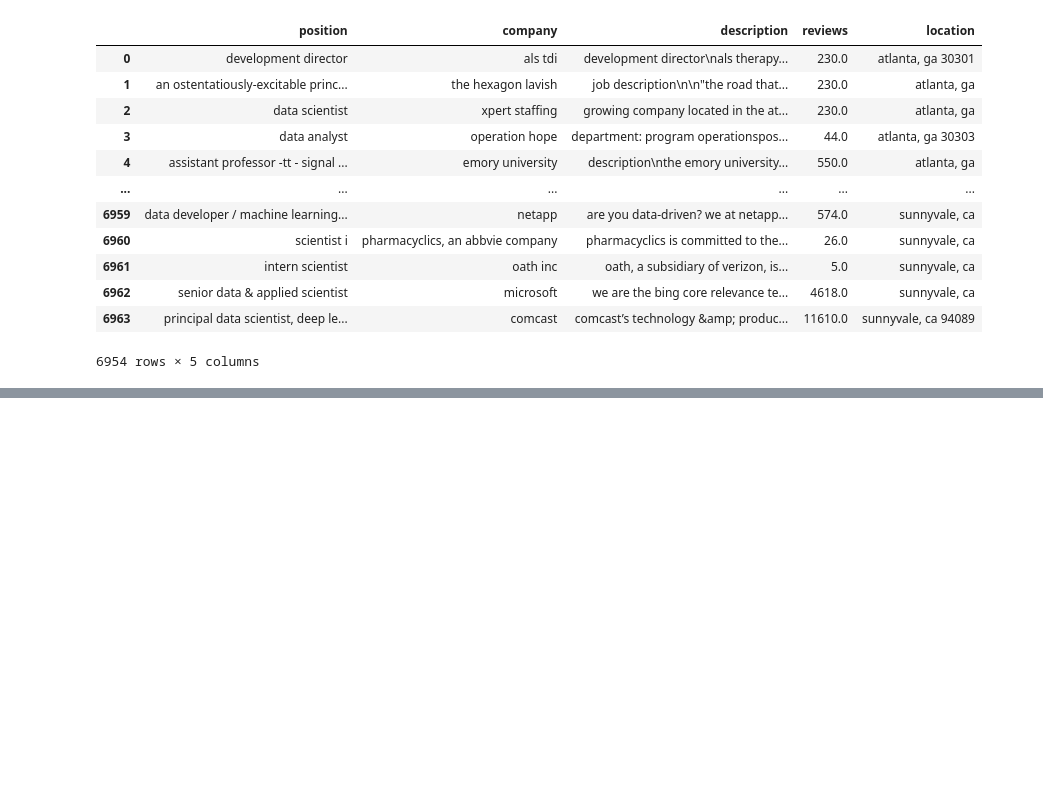
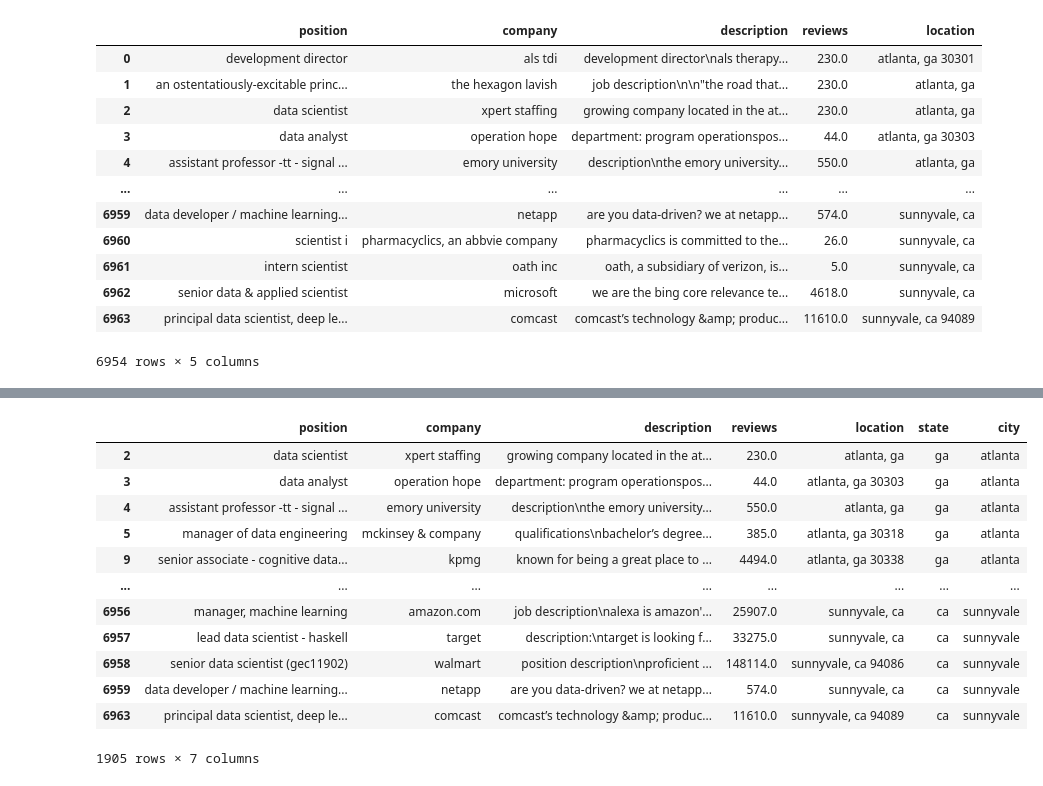
Before and after one commit to SergiGuasch/sergiguasch, a Jupyter notebook: projects/getafix/Getafix.ipynb, the cells around one changed output, grey strips where cells are left out. Saved outputs shown, nothing was run; the diff lists cells and outputs as text; code cells hidden in the pictures; blank space fills up the shorter version.

```diff
--- a/projects/getafix/Getafix.ipynb
+++ b/projects/getafix/Getafix.ipynb
@@ -291,8 +302,7 @@ data
 | 6963 | principal data scientist, deep le... | comcast | comcast’s technology &amp; produc... | 11610.0 | sunnyvale, ca 94089 |
 6954 rows × 5 columns
 # %%
-data[(data['position'].str.contains('analyst')) | (data['position'].str.contains('scientist'))
-       | (data['position'].str.contains('architecture')) | (data['position'].str.contains('sql'))
-         | (data['position'].str.contains('machine learning'))]
-
-# Data Scientist Data Analyst, Data Engineering, Machine Learning, Data Architecture, SQL, Computer Science, Python
+df=data[(data['position'].str.contains('data analyst')) | (data['position'].str.contains('data scientist'))
+       | (data['position'].str.contains('bussiness intelligence')) | (data['position'].str.contains('sql'))
+         | (data['position'].str.contains('machine learning')) | (data['position'].str.contains('data engineering'))
+    | (data['position'].str.contains('python')) | (data['position'].str.contains('computer science'))]
@@ -318,0 +338,5 @@ data[(data['position'].str.contains('analyst')) | (data['position'].str.contains
+# %%
+def extract_state (s):
+    return s.split(',')[1].split(' ')[1]
+
+df['state']=df['location'].apply(extract_state)
@@ -318,0 +359,21 @@ data[(data['position'].str.contains('analyst')) | (data['position'].str.contains
+# %%
+def extract_city (s):
+    return s.split(',')[0]
+
+df['city']=df['location'].apply(extract_city)
+# %%
+df
+# %% [output]
+|  | position | company | description | reviews | location | state | city |
+| 2 | data scientist | xpert staffing | growing company located in the at... | 230.0 | atlanta, ga | ga | atlanta |
+| 3 | data analyst | operation hope | department: program operationspos... | 44.0 | atlanta, ga 30303 | ga | atlanta |
+| 4 | assistant professor -tt - signal ... | emory university | description\nthe emory university... | 550.0 | atlanta, ga | ga | atlanta |
+| 5 | manager of data engineering | mckinsey & company | qualifications\nbachelor’s degree... | 385.0 | atlanta, ga 30318 | ga | atlanta |
+| 9 | senior associate - cognitive data... | kpmg | known for being a great place to ... | 4494.0 | atlanta, ga 30338 | ga | atlanta |
+| ... | ... | ... | ... | ... | ... | ... | ... |
+| 6956 | manager, machine learning | amazon.com | job description\nalexa is amazon'... | 25907.0 | sunnyvale, ca | ca | sunnyvale |
+| 6957 | lead data scientist - haskell | target | description:\ntarget is looking f... | 33275.0 | sunnyvale, ca | ca | sunnyvale |
+| 6958 | senior data scientist (gec11902) | walmart | position description\nproficient ... | 148114.0 | sunnyvale, ca 94086 | ca | sunnyvale |
+| 6959 | data developer / machine learning... | netapp | are you data-driven? we at netapp... | 574.0 | sunnyvale, ca | ca | sunnyvale |
+| 6963 | principal data scientist, deep le... | comcast | comcast’s technology &amp; produc... | 11610.0 | sunnyvale, ca 94089 | ca | sunnyvale |
+1905 rows × 7 columns
```
Also changed, not shown: parts of 17 cells of this notebook, 6 other files.
